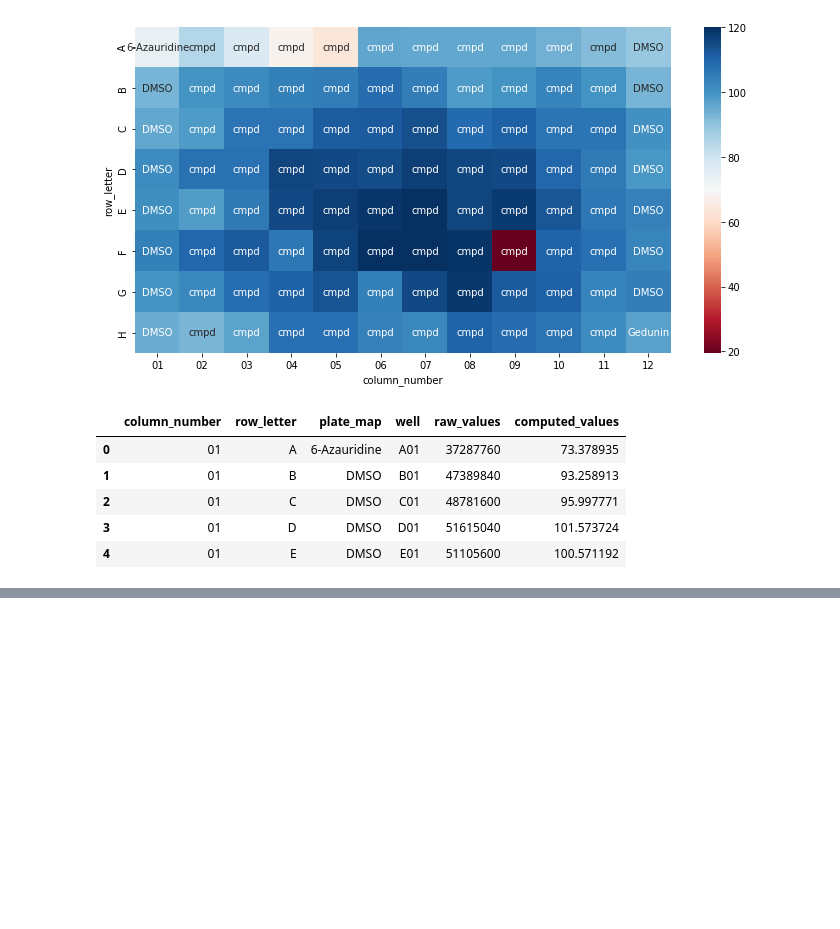
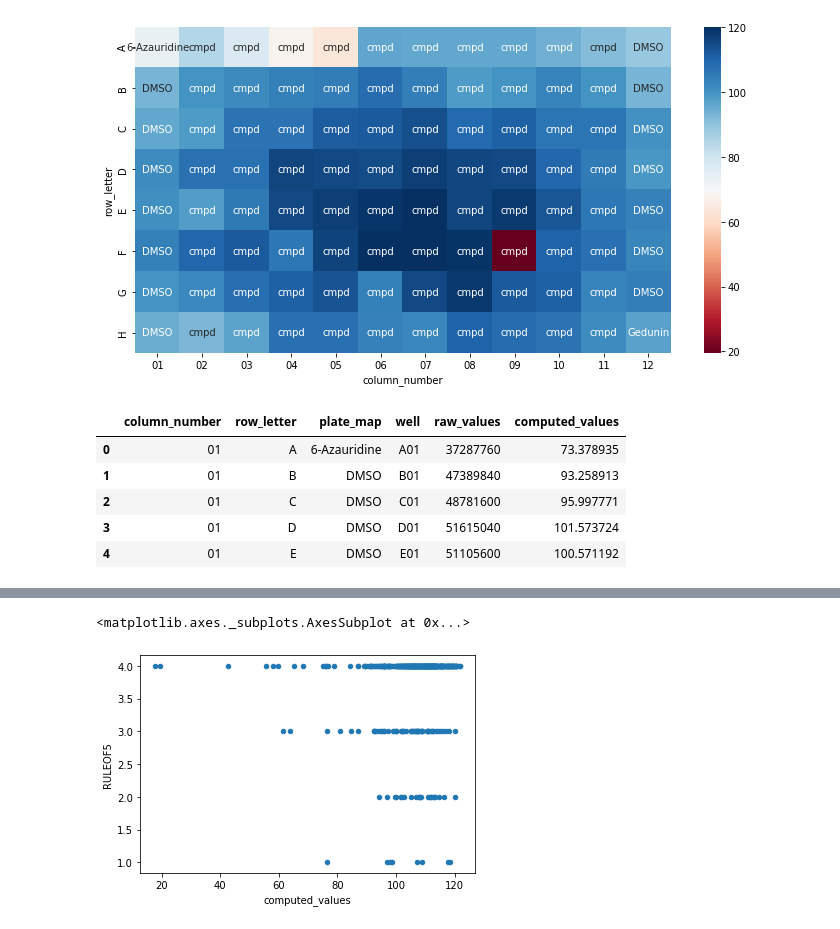
Before and after one commit to czbiohub/dobby, a Jupyter notebook: notebooks/perkin_elmer_envision_plate_reader_parser_demo.ipynb, the cells around one changed output, grey strips where cells are left out. Saved outputs shown, nothing was run; the diff lists cells and outputs as text; code cells hidden in the pictures; blank space fills up the shorter version.

```diff
--- a/notebooks/perkin_elmer_envision_plate_reader_parser_demo.ipynb
+++ b/notebooks/perkin_elmer_envision_plate_reader_parser_demo.ipynb
@@ -57,0 +124,7 @@ plate.tidy.head()
+# %%
+left_on = ['well', 'plate_letter']
+right_on = ['Position', 'plate_letter']
+
+plates_with_mmv = combined_plates.merge(mmv, left_on=left_on, right_on=right_on, how='outer')
+print(plates_with_mmv.shape)
+plates_with_mmv.head()
@@ -57,0 +174,3 @@ plate.tidy.head()
+# %%
+pandemic_response = pd.read_excel("/Users/olgabot/Downloads/Pandemic_Response_Box_list_of compounds_March2019.xlsx", index_col=0)
+pandemic_response.head()
@@ -57,0 +185,3 @@ plate.tidy.head()
+# %%
+pandemic_response_subset = pandemic_response.loc[:,pandemic_response.columns.difference(plates_with_mmv.columns)]
+pandemic_response_subset.head()
@@ -57,0 +196,4 @@ plate.tidy.head()
+# %%
+combined_plate_mmv_pandemic = plates_with_mmv.join(pandemic_response_subset, on='MMV ID')
+print(combined_plate_mmv_pandemic.shape)
+combined_plate_mmv_pandemic.head()
@@ -57,0 +209,5 @@ plate.tidy.head()
+# %%
+combined_plate_mmv_pandemic.plot('computed_values', 'RULEOF5', kind='scatter')
+# %% [output]
+<matplotlib.axes._subplots.AxesSubplot at 0x...>
+[figure, added]
```
Also changed, not shown: parts of 20 cells of this notebook, 1 other file.
